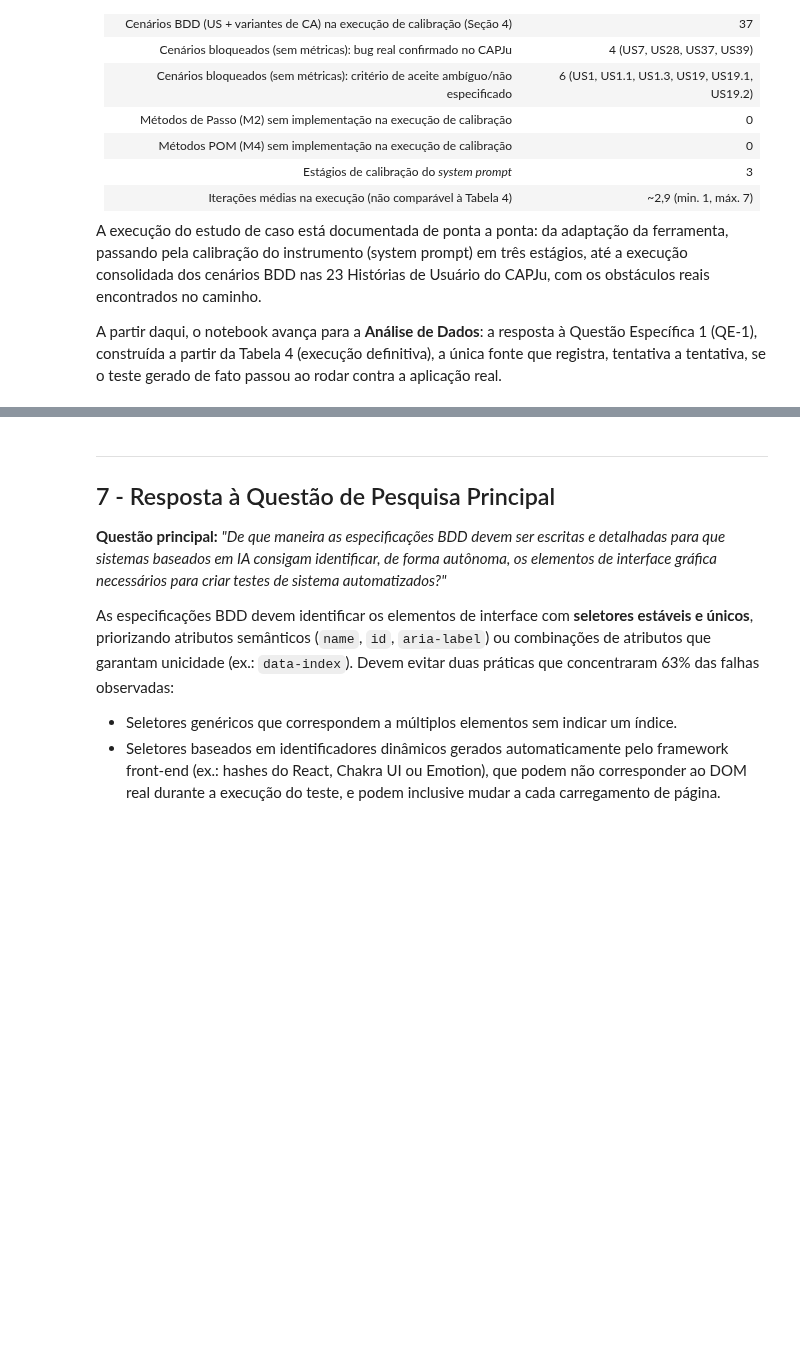
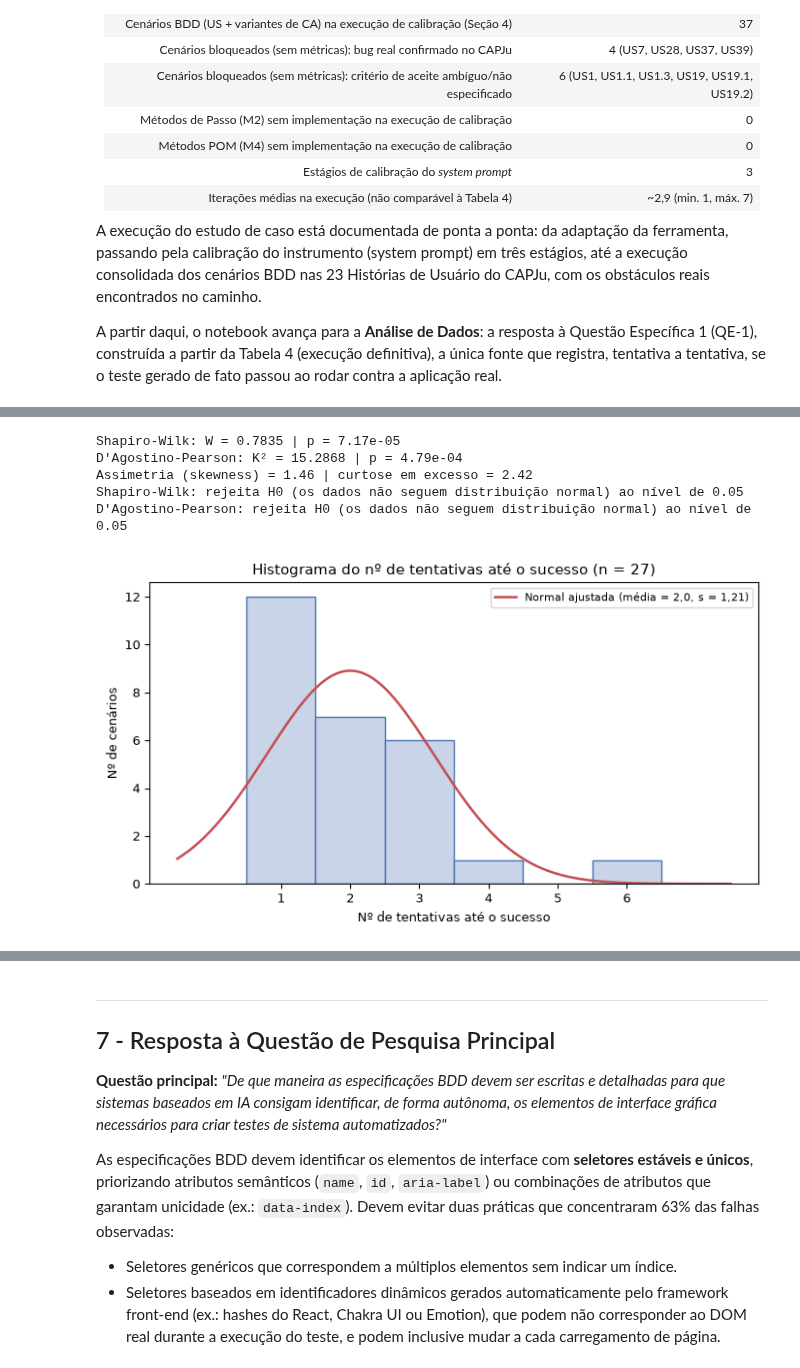
Before and after one commit to gustavofbs/Gustavo-e-Leandro_TCC, a Jupyter notebook: Notebook/01_Execucao_do_Estudo_de_Caso.ipynb, the cells around one changed output, grey strips where cells are left out. Saved outputs shown, nothing was run; the diff lists cells and outputs as text; code cells hidden in the pictures; blank space fills up the shorter version.

```diff
--- a/Notebook/01_Execucao_do_Estudo_de_Caso.ipynb
+++ b/Notebook/01_Execucao_do_Estudo_de_Caso.ipynb
@@ -891,0 +1043,39 @@ Esse indicador confirma numericamente a afirmação feita anteriormente: **63,0%
+# %%
+alpha = 0.05
+dados = x.to_numpy()
+
+w, p_w = stats.shapiro(dados)
+k2, p_k2 = stats.normaltest(dados)
+
+print(f'Shapiro-Wilk: W = {w:.4f} | p = {p_w:.2e}')
+print(f"D'Agostino-Pearson: K² = {k2:.4f} | p = {p_k2:.2e}")
+print(f'Assimetria (skewness) = {stats.skew(dados):.2f} | curtose em excesso = {stats.kurtosis(dados):.2f}')
+for nome, p in [('Shapiro-Wilk', p_w), ("D'Agostino-Pearson", p_k2)]:
+    if p > alpha:
+        print(f'{nome}: não rejeita H0 (sem evidência contra a normalidade) ao nível de {alpha}')
+    else:
+        print(f'{nome}: rejeita H0 (os dados não seguem distribuição normal) ao nível de {alpha}')
+# %% [output]
+Shapiro-Wilk: W = 0.7835 | p = 7.17e-05
+D'Agostino-Pearson: K² = 15.2868 | p = 4.79e-04
+Assimetria (skewness) = 1.46 | curtose em excesso = 2.42
+Shapiro-Wilk: rejeita H0 (os dados não seguem distribuição normal) ao nível de 0.05
+D'Agostino-Pearson: rejeita H0 (os dados não seguem distribuição normal) ao nível de 0.05
+# %%
+classes = np.arange(x.min() - 0.5, x.max() + 1.5, 1)
+curva_x = np.linspace(x.min() - 1.5, x.max() + 1.5, 200)
+curva_y = stats.norm.pdf(curva_x, media, dp) * n  # largura da classe = 1, logo frequência esperada = n x densidade
+
+fig, ax = plt.subplots(figsize=(7, 4))
+ax.hist(x, bins=classes, color='#C9D4E8', edgecolor='#4C72B0')
+ax.plot(curva_x, curva_y, color='#C44E52', lw=1.8, label=f'Normal ajustada (média = {br(media)}, s = {br(dp, 2)})')
+ax.set_xticks(range(int(x.min()), int(x.max()) + 1))
+ax.set_xlabel('Nº de tentativas até o sucesso')
+ax.set_ylabel('Nº de cenários')
+ax.set_title(f'Histograma do nº de tentativas até o sucesso (n = {n})')
+ax.legend(fontsize=8)
+plt.tight_layout()
+plt.savefig(os.path.join(BASE_DIR, 'notebook_chart_histograma_tentativas_v3.png'), dpi=200, bbox_inches='tight')
+plt.show()
+# %% [output]
+[figure, added]
```
Also changed, not shown: parts of 43 cells of this notebook.
